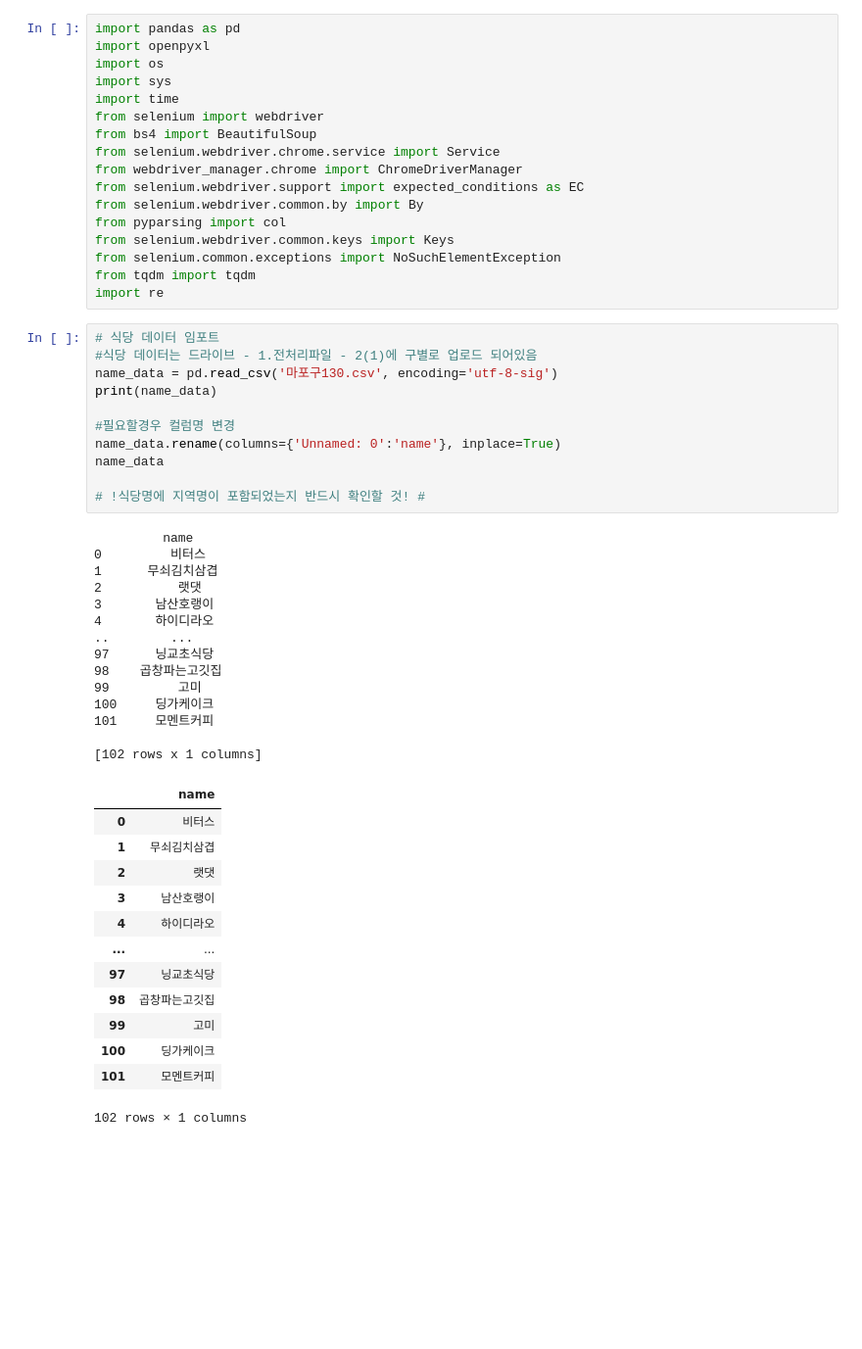
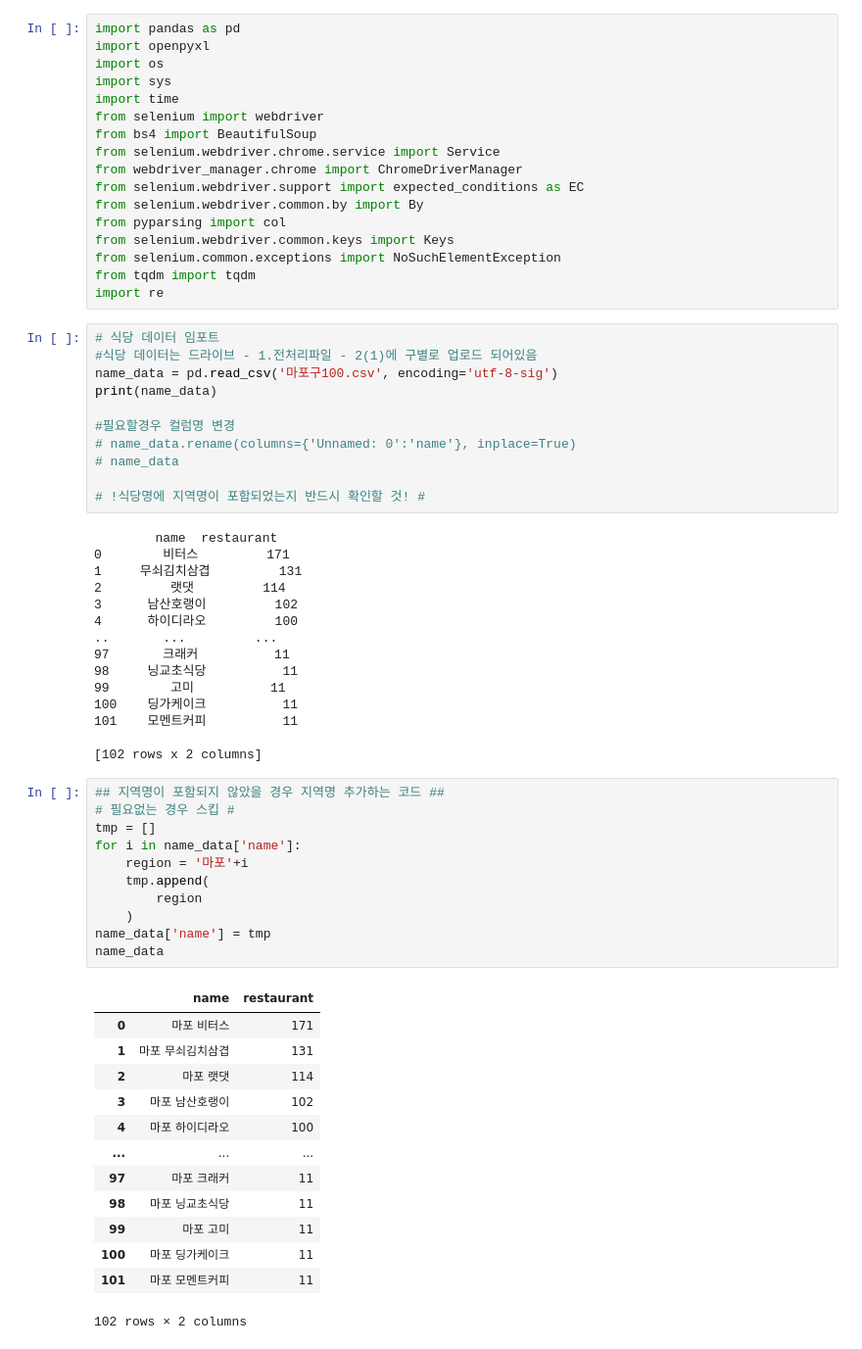
Before and after one commit to zyoony/coo_king, a Jupyter notebook: naver_review.ipynb, the cells around one changed output. Shown at 98% size. Saved outputs shown, nothing was run; the diff lists cells and outputs as text; blank space fills up the shorter version.

```diff
--- a/naver_review.ipynb
+++ b/naver_review.ipynb
@@ -18,42 +18,54 @@ import re
 # %%
 # 식당 데이터 임포트
 #식당 데이터는 드라이브 - 1.전처리파일 - 2(1)에 구별로 업로드 되어있음
-name_data = pd.read_csv('마포구130.csv', encoding='utf-8-sig')
+name_data = pd.read_csv('마포구100.csv', encoding='utf-8-sig')
 print(name_data)
 
 #필요할경우 컬럼명 변경
-name_data.rename(columns={'Unnamed: 0':'name'}, inplace=True)
-name_data
+# name_data.rename(columns={'Unnamed: 0':'name'}, inplace=True)
+# name_data
 
 # !식당명에 지역명이 포함되었는지 반드시 확인할 것! #
 # %% [output]
-         name
-0         비터스
-1      무쇠김치삼겹
-2          랫댓
-3       남산호랭이
-4       하이디라오
-..        ...
-97      닝교초식당
-98    곱창파는고깃집
-99         고미
-100     딩가케이크
-101     모멘트커피
+        name  restaurant
+0        비터스         171
+1     무쇠김치삼겹         131
+2         랫댓         114
+3      남산호랭이         102
+4      하이디라오         100
+..       ...         ...
+97       크래커          11
+98     닝교초식당          11
+99        고미          11
+100    딩가케이크          11
+101    모멘트커피          11
 
-[102 rows x 1 columns]
+[102 rows x 2 columns]
-|  | name |
-| 0 | 비터스 |
-| 1 | 무쇠김치삼겹 |
-| 2 | 랫댓 |
-| 3 | 남산호랭이 |
-| 4 | 하이디라오 |
-| ... | ... |
-| 97 | 닝교초식당 |
-| 98 | 곱창파는고깃집 |
-| 99 | 고미 |
-| 100 | 딩가케이크 |
-| 101 | 모멘트커피 |
-102 rows × 1 columns
+# %%
+## 지역명이 포함되지 않았을 경우 지역명 추가하는 코드 ##
+# 필요없는 경우 스킵 #
+tmp = []
+for i in name_data['name']:
+    region = '마포'+i
+    tmp.append(
+        region
+    )
+name_data['name'] = tmp
+name_data
+# %% [output]
+|  | name | restaurant |
+| 0 | 마포 비터스 | 171 |
+| 1 | 마포 무쇠김치삼겹 | 131 |
+| 2 | 마포 랫댓 | 114 |
+| 3 | 마포 남산호랭이 | 102 |
+| 4 | 마포 하이디라오 | 100 |
+| ... | ... | ... |
+| 97 | 마포 크래커 | 11 |
+| 98 | 마포 닝교초식당 | 11 |
+| 99 | 마포 고미 | 11 |
+| 100 | 마포 딩가케이크 | 11 |
+| 101 | 마포 모멘트커피 | 11 |
+102 rows × 2 columns
 # %%
 #지역명이 포함된 식당명을 변수로 지정
 items = name_data['name']
```
Also changed, not shown: parts of 10 cells of this notebook.
